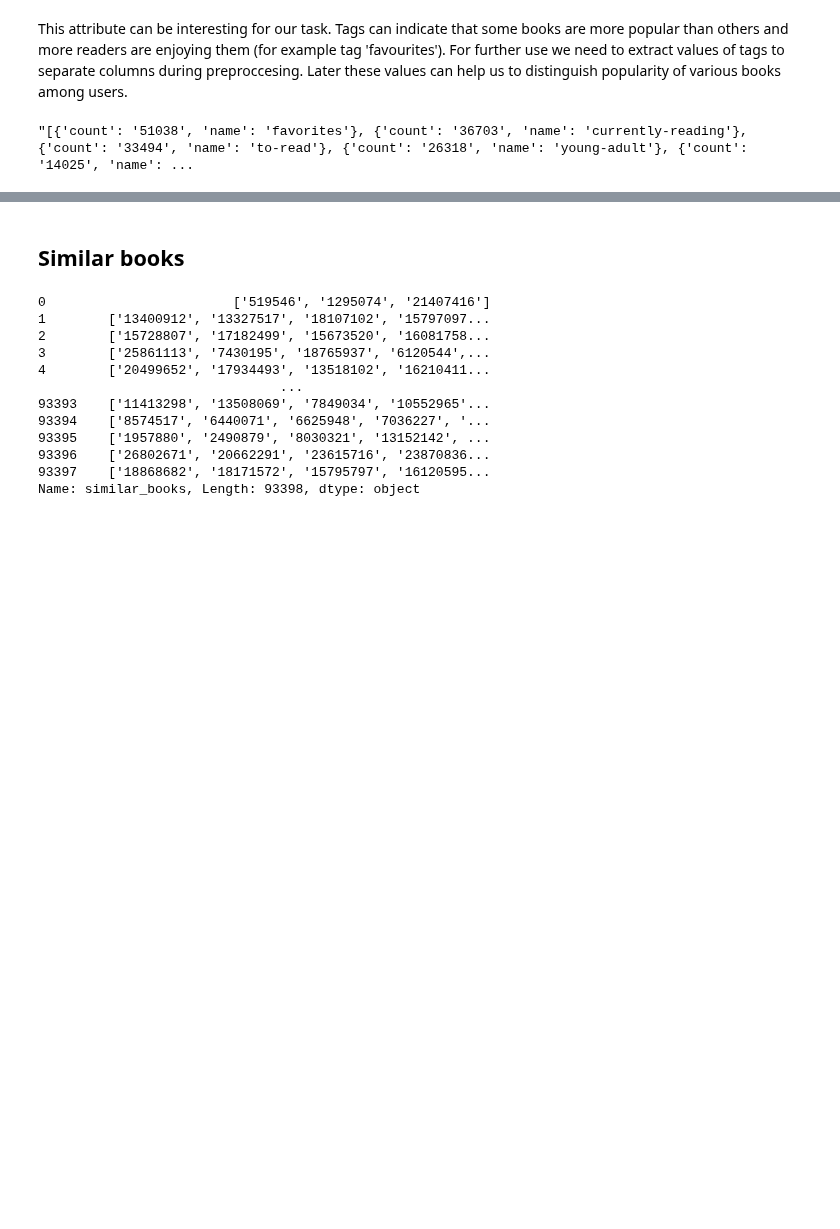
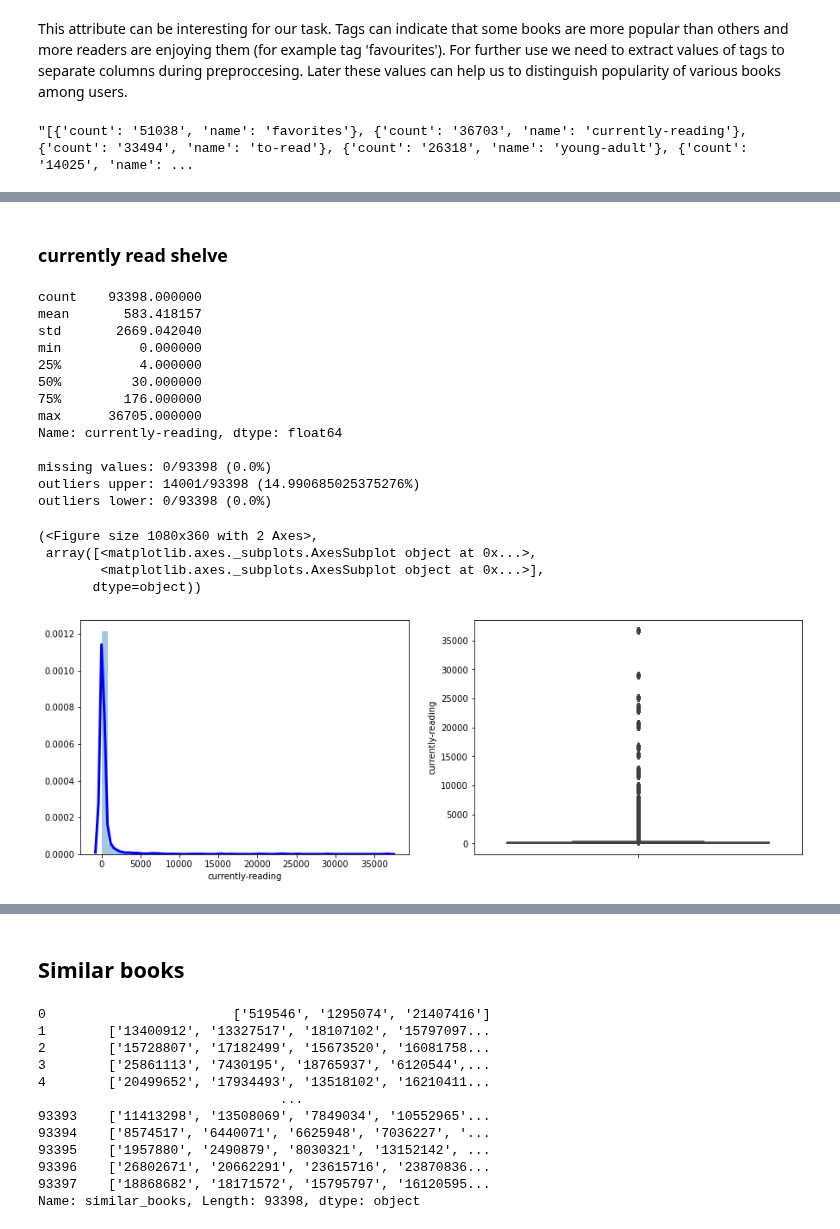
Before and after one commit to Pomichal/oznal-project, a Jupyter notebook: notebooks/DataAnalysis.ipynb, the cells around one changed output, grey strips where cells are left out. Cells and saved outputs as stored; diff of their text form; code cells hidden in the pictures; blank space fills up the shorter version.

```diff
--- a/notebooks/DataAnalysis.ipynb
+++ b/notebooks/DataAnalysis.ipynb
@@ -305,0 +359,23 @@ The (average) popularity of authors book may indicate the possible rating of a n
+# %% [markdown]
+### currently read shelve
+# %%
+single_col.analyze_numeric(books, 'currently-reading')
+# %% [output]
+count    93398.000000
+mean       583.418157
+std       2669.042040
+min          0.000000
+25%          4.000000
+50%         30.000000
+75%        176.000000
+max      36705.000000
+Name: currently-reading, dtype: float64
+
+missing values: 0/93398 (0.0%)
+outliers upper: 14001/93398 (14.990685025375276%)
+outliers lower: 0/93398 (0.0%)
+(<Figure size 1080x360 with 2 Axes>,
+ array([<matplotlib.axes._subplots.AxesSubplot object at 0x...>,
+        <matplotlib.axes._subplots.AxesSubplot object at 0x...>],
+       dtype=object))
+[figure, added]
```
Also changed, not shown: parts of 43 cells of this notebook, 2 other files.
